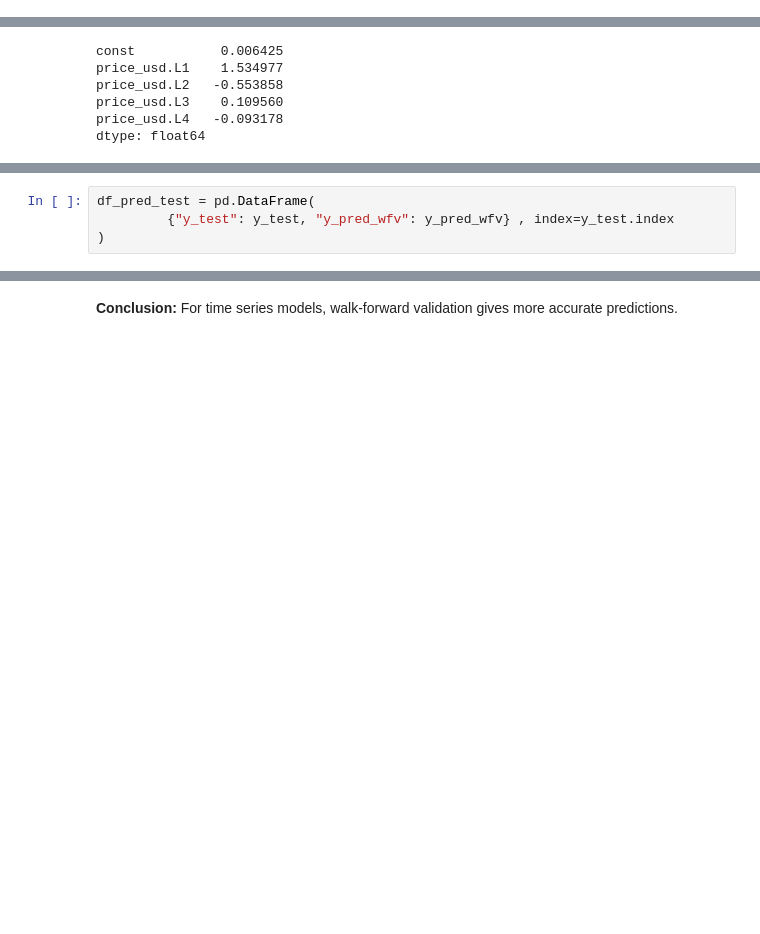
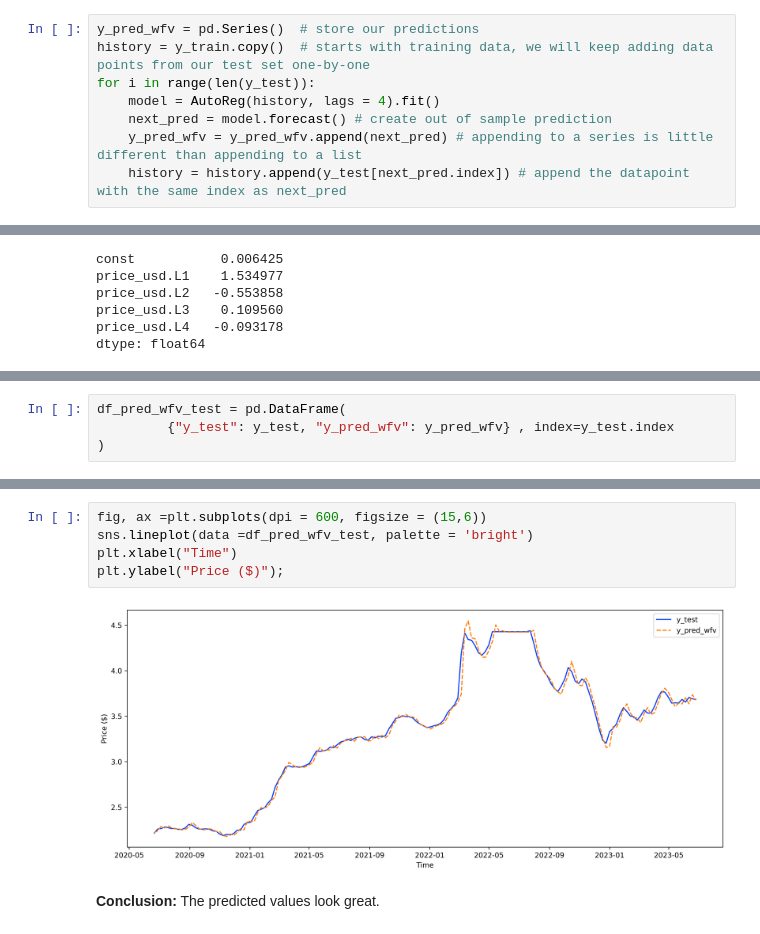
Before and after one commit to MKPasha/Autoregressive-Models-Prediction-for-Gasoline-Price, a Jupyter notebook: Weekly Gasoline Price Prediction.ipynb, the cells around one changed output, grey strips where cells are left out. Drawn from its saved outputs; the diff is of its cells as text; blank space fills up the shorter version.

```diff
--- a/Weekly Gasoline Price Prediction.ipynb
+++ b/Weekly Gasoline Price Prediction.ipynb
@@ -364,0 +335,8 @@ True
+# %%
+y_pred_wfv = pd.Series()  # store our predictions
+history = y_train.copy()  # starts with training data, we will keep adding data points from our test set one-by-one
+for i in range(len(y_test)):
+    model = AutoReg(history, lags = 4).fit()
+    next_pred = model.forecast() # create out of sample prediction
+    y_pred_wfv = y_pred_wfv.append(next_pred) # appending to a series is little different than appending to a list
+    history = history.append(y_test[next_pred.index]) # append the datapoint with the same index as next_pred
@@ -384,4 +364,4 @@ dtype: float64
 # %%
-df_pred_test = pd.DataFrame(
+df_pred_wfv_test = pd.DataFrame(
          {"y_test": y_test, "y_pred_wfv": y_pred_wfv} , index=y_test.index
 )
@@ -393,2 +368,9 @@ fig.show()
-# %% [markdown]
-**Conclusion:** For time series models, walk-forward validation gives more accurate predictions.
+# %%
+fig, ax =plt.subplots(dpi = 600, figsize = (15,6))
+sns.lineplot(data =df_pred_wfv_test, palette = 'bright')
+plt.xlabel("Time")
+plt.ylabel("Price ($)");
+# %% [output]
+[figure, added]
+# %% [markdown]
+**Conclusion:** The predicted values look great.
```
Also changed, not shown: parts of 74 cells of this notebook, 1 other file.
